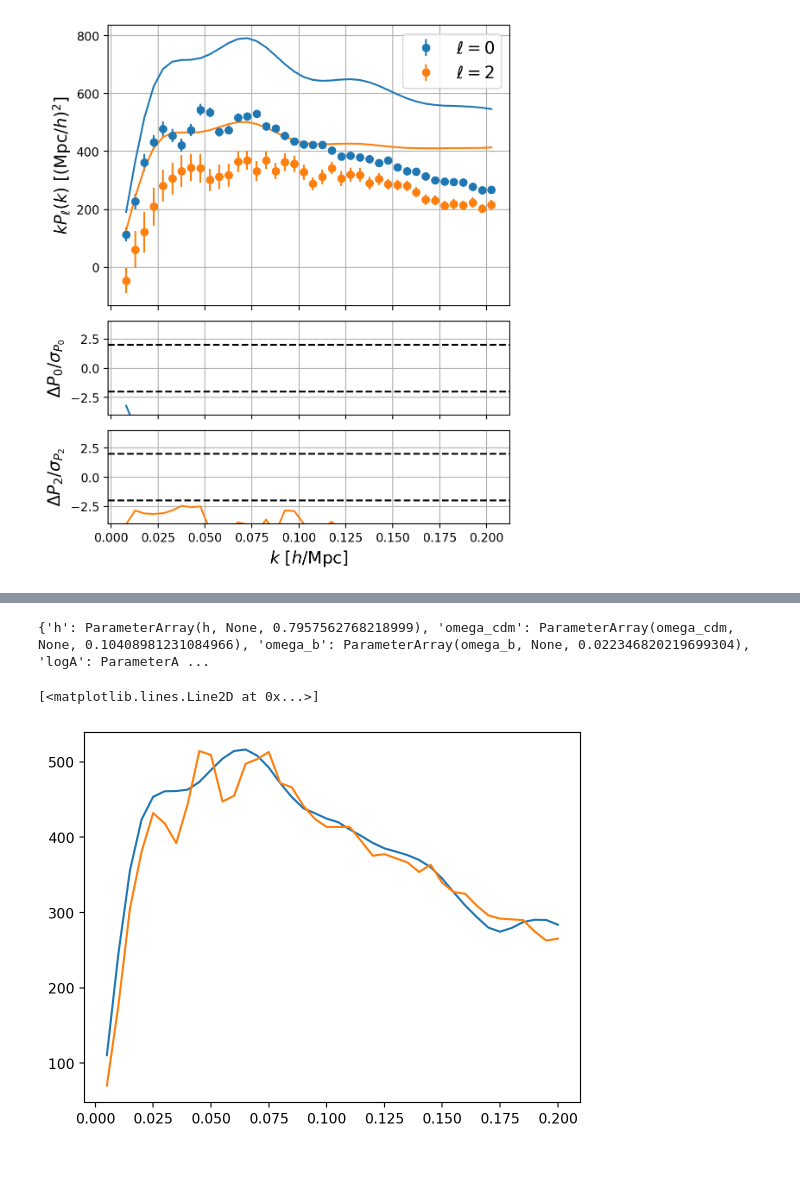
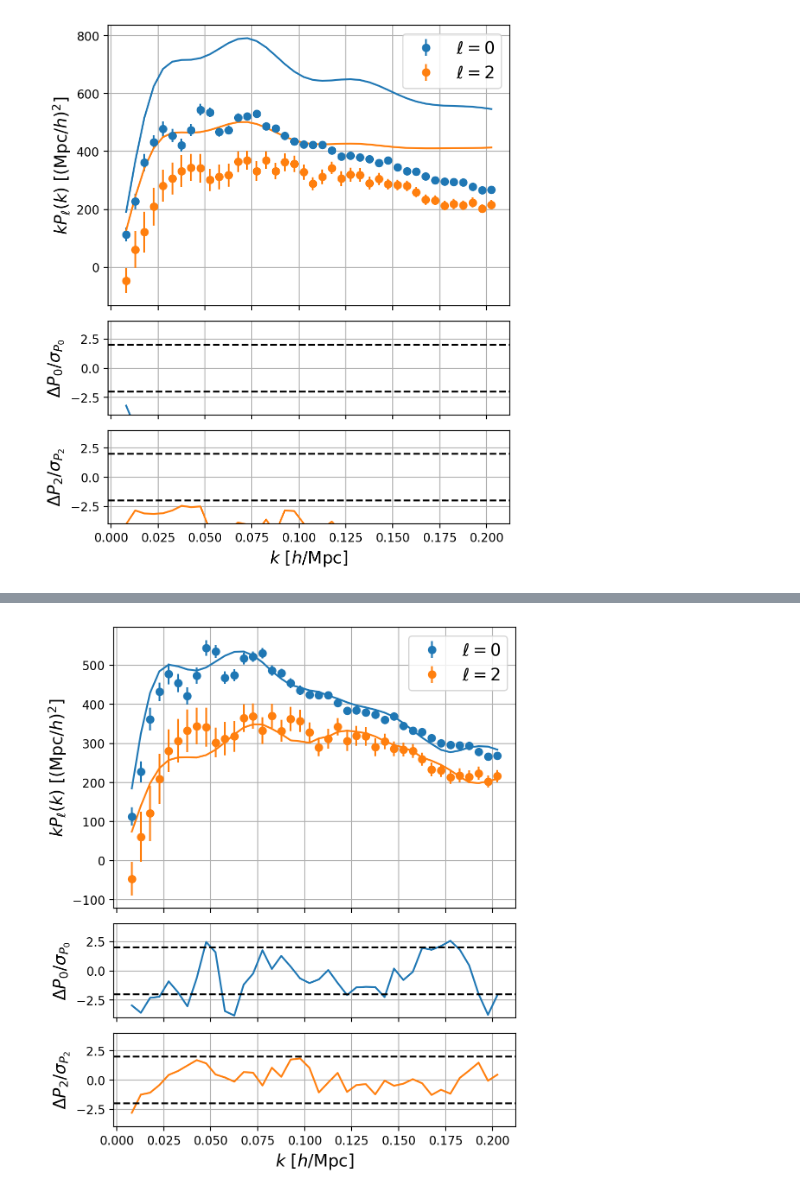
Before and after one commit to ShengyuHE/desi_spectro_sys, a Jupyter notebook: main/clustering.ipynb, the cells around one changed output, grey strips where cells are left out. Cells and saved outputs as stored; diff of their text form; code cells hidden in the pictures; blank space fills up the shorter version.

```diff
--- a/main/clustering.ipynb
+++ b/main/clustering.ipynb
@@ -156,9 +147,10 @@ print(theory_el(h = 0.7))
    2249.58825324  2196.15059832  2147.18138638  2101.99448289]]
 # %%
 from desilike.profilers import MinuitProfiler
+from desilike.samples import Profiles
 
 profile_fn = f'./results/profiles/{cosmology}/profiles_{tracer}_{region}_z{redshift}.npy'
-if not os.path.exist(profile_fn):
+if not os.path.exists(profile_fn):
     observable = TracerPowerSpectrumMultipolesObservable(data= pk_fn,
                                                         klim=klim,
                                                         covariance = cov_fns,
@@ -169,6 +161,6 @@ if not os.path.exist(profile_fn):
     profiles = profiler.maximize()
     profiles.save(profile_fn)
     print("Profiler finished")
-    print(profiles.to_stats(tablefmt='pretty'))
-    likelihood(**profiles.bestfit.choice(input=True))
+profiles = Profiles.load(profile_fn)
+print(profiles.to_stats(tablefmt='pretty'))
 # %% [output]
@@ -193,7 +182,0 @@ Array(-10.60094979, dtype=float64)
-# %%
-
-print(profiles.bestfit.choice(input=True))
-pk_el = theory_el(profiles.bestfit.choice(input=True))
-pk_obs = observable.data
-# %% [output]
-{'h': ParameterArray(h, None, 0.7957562768218999), 'omega_cdm': ParameterArray(omega_cdm, None, 0.10408981231084966), 'omega_b': ParameterArray(omega_b, None, 0.022346820219699304), 'logA': ParameterA ...
@@ -203,6 +183,6 @@ err_obs = [np.diag(observable.covariance)[:klen], np.diag(observable.covariance)
-# %%
-plt.plot(k_ev, k_ev*pk_el[0])
-plt.plot(k_ev, k_ev*pk_obs[0])
-# %% [output]
-[<matplotlib.lines.Line2D at 0x...>]
-[figure, removed]
+# %%
+# plot the best-fit pk from the profiles
+likelihood(**profiles.bestfit.choice(input=True))
+fig = observable.plot()
+# %% [output]
+[figure, added]
```
Also changed, not shown: parts of 7 cells of this notebook, 3 other files.
